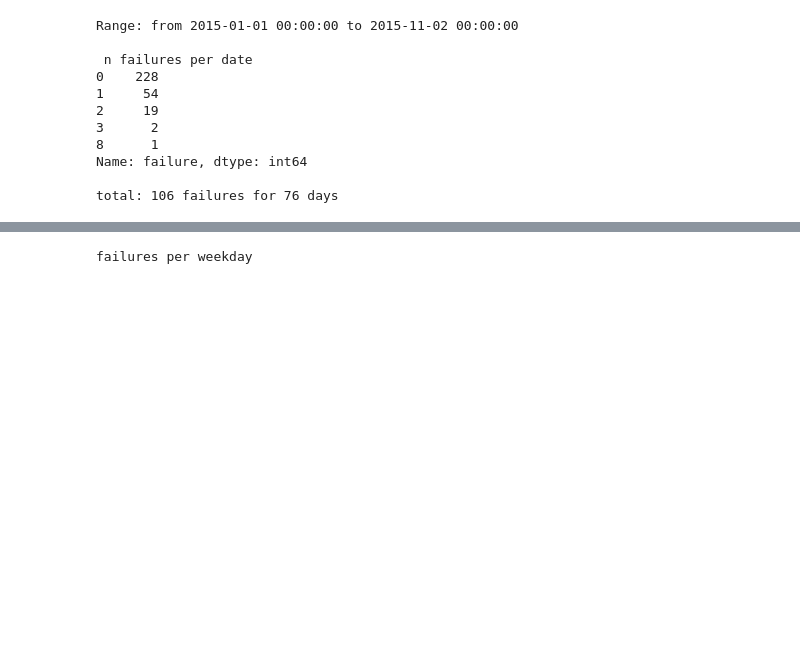
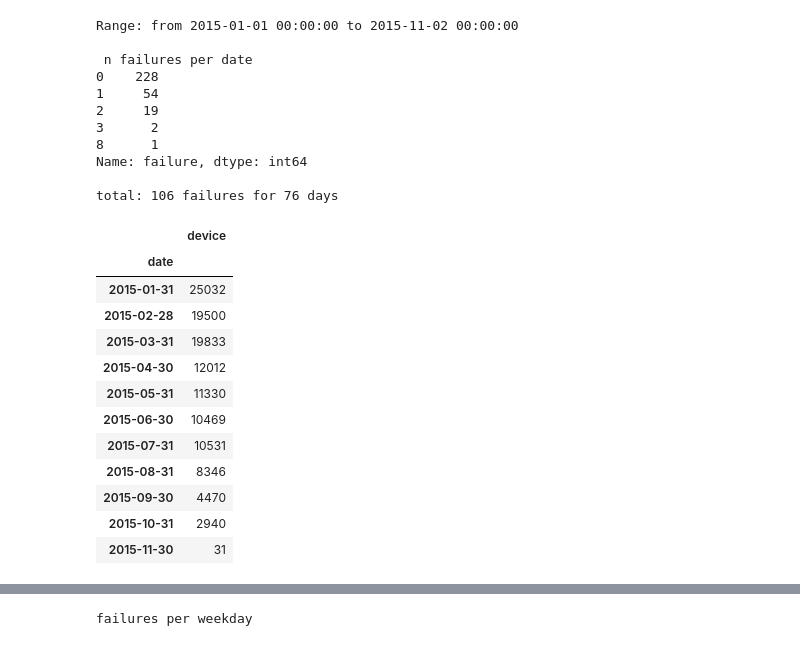
Before and after one commit to anselmevignon/jupyter-drafts, a Jupyter notebook: aws/data_exploration.ipynb, the cells around one changed output, grey strips where cells are left out. Cells and saved outputs as stored; diff of their text form; code cells hidden in the pictures; blank space fills up the shorter version.

```diff
--- a/aws/data_exploration.ipynb
+++ b/aws/data_exploration.ipynb
@@ -55,6 +55,24 @@ Range: from 2015-01-01 00:00:00 to 2015-11-02 00:00:00
 Name: failure, dtype: int64
 
 total: 106 failures for 76 days
+# %%
+d = test.resample("M")
+d.agg({"device":np.unique})
+#d.unique()
+# %% [output]
+|  | device |
+| date |  |
+| 2015-01-31 | 25032 |
+| 2015-02-28 | 19500 |
+| 2015-03-31 | 19833 |
+| 2015-04-30 | 12012 |
+| 2015-05-31 | 11330 |
+| 2015-06-30 | 10469 |
+| 2015-07-31 | 10531 |
+| 2015-08-31 | 8346 |
+| 2015-09-30 | 4470 |
+| 2015-10-31 | 2940 |
+| 2015-11-30 | 31 |
 # %%
 from bokeh.plotting import figure
 data =total_failures_per_date.resample("M").sum()
```
Also changed, not shown: parts of 2 cells of this notebook, 3 other files.
